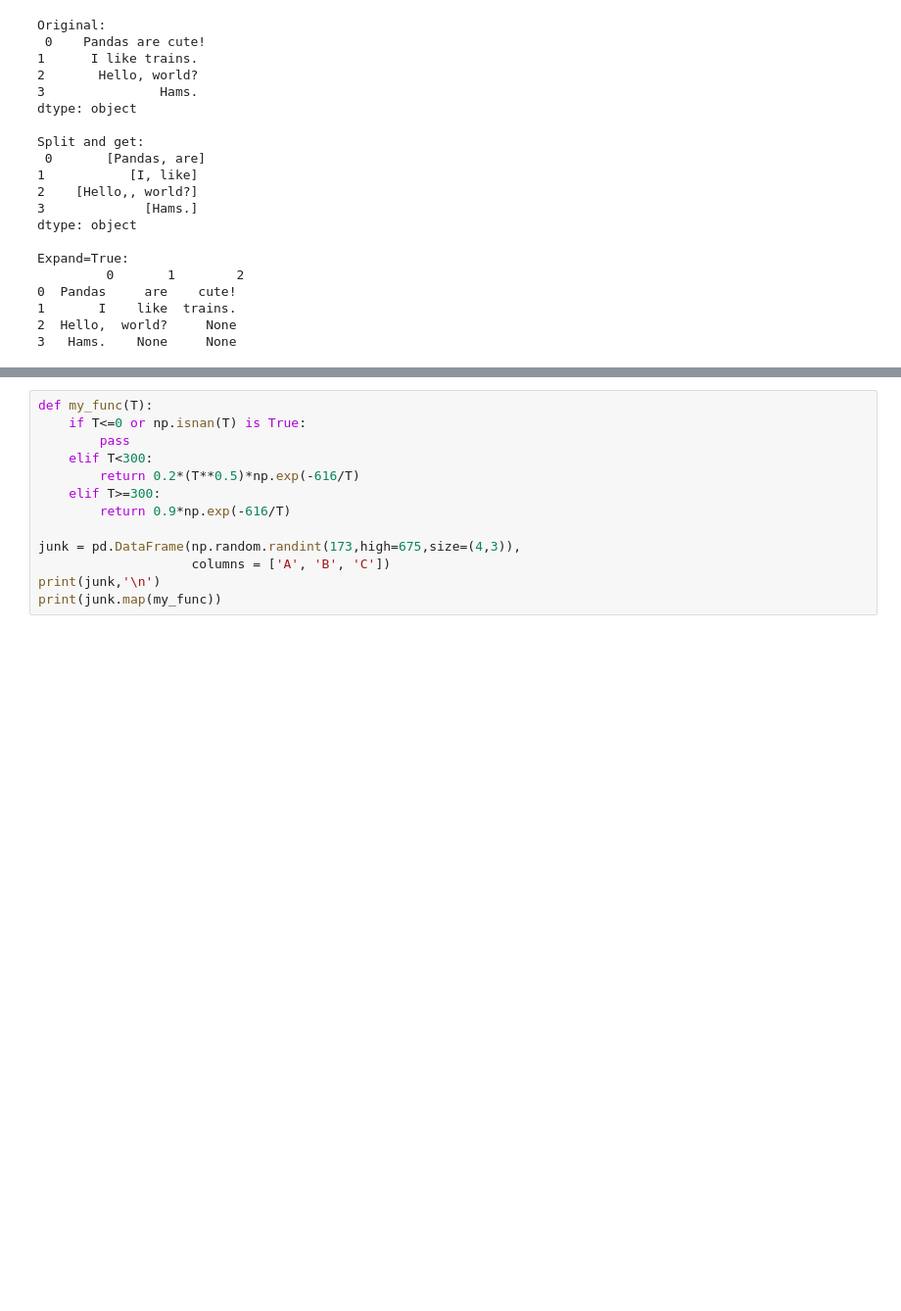
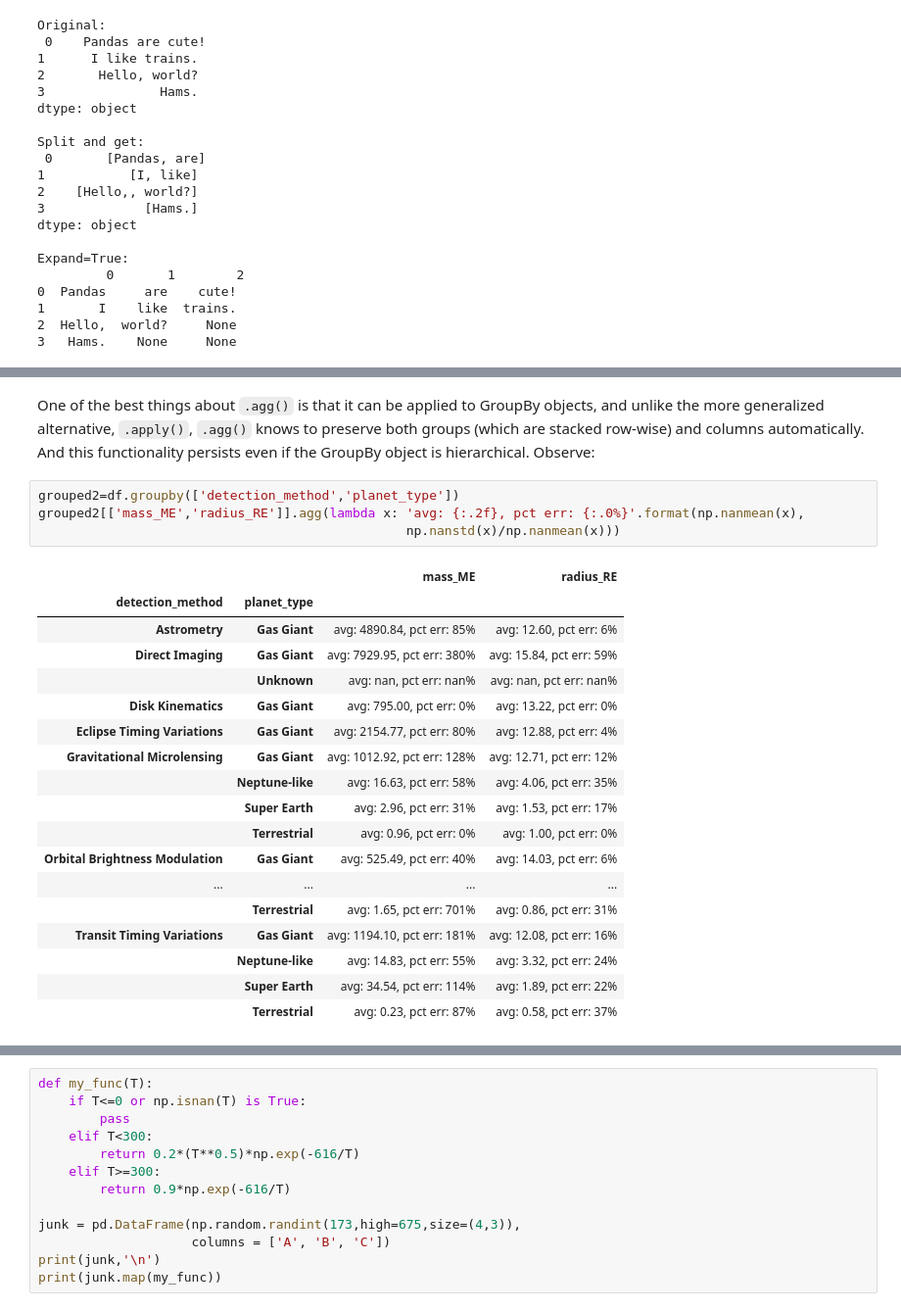
Before and after one commit to rlpitts/Intro-to-Pandas, a Jupyter notebook: PandasSBIntro.ipynb, the cells around one changed output, grey strips where cells are left out. Shown at 98% size. Cells and saved outputs as stored; diff of their text form; blank space fills up the shorter version.

```diff
--- a/PandasSBIntro.ipynb
+++ b/PandasSBIntro.ipynb
@@ -1109,2 +1251,27 @@ The `.agg()` method only accepts functions that take all the values along a spec
+# %% [markdown]
+One of the best things about `.agg()` is that it can be applied to GroupBy objects, and unlike the more generalized alternative, `.apply()`, `.agg()` knows to preserve both groups (which are stacked row-wise) and columns automatically. And this functionality persists even if the GroupBy object is hierarchical. Observe:
+# %%
+grouped2=df.groupby(['detection_method','planet_type'])
+grouped2[['mass_ME','radius_RE']].agg(lambda x: 'avg: {:.2f}, pct err: {:.0%}'.format(np.nanmean(x),
+                                                np.nanstd(x)/np.nanmean(x)))
+# %% [output]
+|  |  | mass_ME | radius_RE |
+| detection_method | planet_type |  |  |
+| Astrometry | Gas Giant | avg: 4890.84, pct err: 85% | avg: 12.60, pct err: 6% |
+| Direct Imaging | Gas Giant | avg: 7929.95, pct err: 380% | avg: 15.84, pct err: 59% |
+|  | Unknown | avg: nan, pct err: nan% | avg: nan, pct err: nan% |
+| Disk Kinematics | Gas Giant | avg: 795.00, pct err: 0% | avg: 13.22, pct err: 0% |
+| Eclipse Timing Variations | Gas Giant | avg: 2154.77, pct err: 80% | avg: 12.88, pct err: 4% |
+| Gravitational Microlensing | Gas Giant | avg: 1012.92, pct err: 128% | avg: 12.71, pct err: 12% |
+|  | Neptune-like | avg: 16.63, pct err: 58% | avg: 4.06, pct err: 35% |
+|  | Super Earth | avg: 2.96, pct err: 31% | avg: 1.53, pct err: 17% |
+|  | Terrestrial | avg: 0.96, pct err: 0% | avg: 1.00, pct err: 0% |
+| Orbital Brightness Modulation | Gas Giant | avg: 525.49, pct err: 40% | avg: 14.03, pct err: 6% |
+| ... | ... | ... | ... |
+|  | Terrestrial | avg: 1.65, pct err: 701% | avg: 0.86, pct err: 31% |
+| Transit Timing Variations | Gas Giant | avg: 1194.10, pct err: 181% | avg: 12.08, pct err: 16% |
+|  | Neptune-like | avg: 14.83, pct err: 55% | avg: 3.32, pct err: 24% |
+|  | Super Earth | avg: 34.54, pct err: 114% | avg: 1.89, pct err: 22% |
+|  | Terrestrial | avg: 0.23, pct err: 87% | avg: 0.58, pct err: 37% |
 # %% [markdown]
 #### Broadcasting with `.transform()`
```
Also changed, not shown: parts of 99 cells of this notebook, 1 other file.
